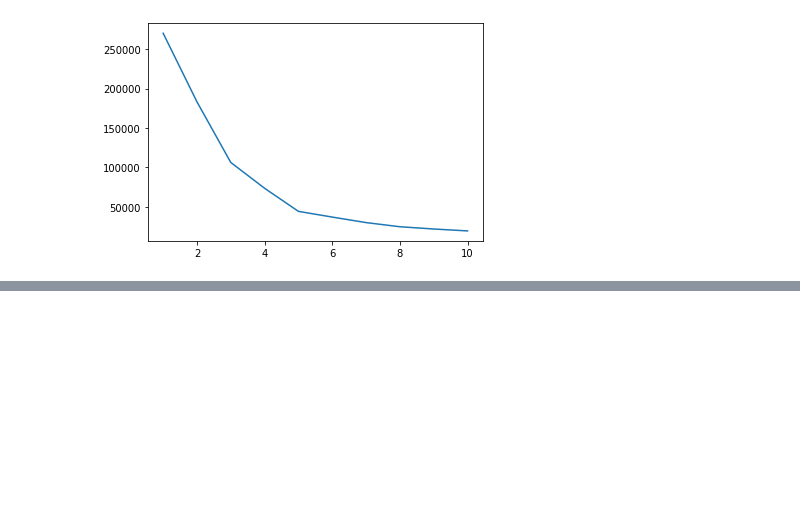
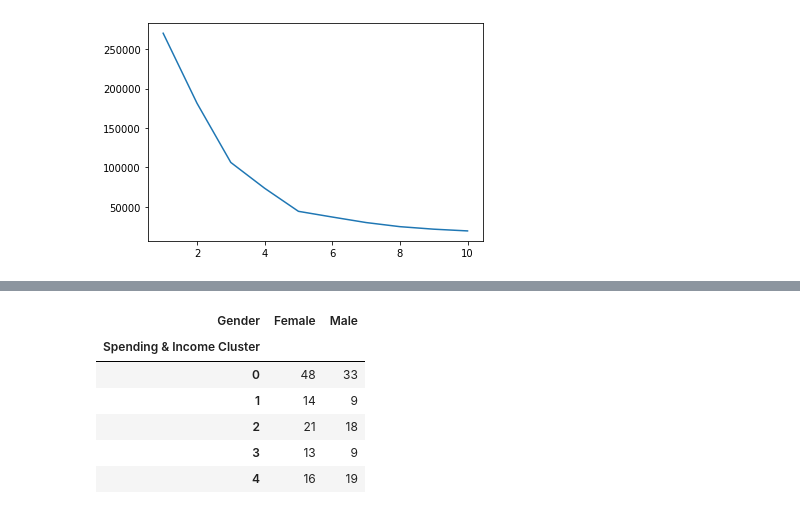
Before and after one commit to bdfd/Portfolio_Project_02-Customer_Segmentation, a Jupyter notebook: Shopping_Customer_Segmentation.ipynb, the cells around one changed output, grey strips where cells are left out. Cells and saved outputs as stored; diff of their text form; code cells hidden in the pictures; blank space fills up the shorter version.

```diff
--- a/Shopping_Customer_Segmentation.ipynb
+++ b/Shopping_Customer_Segmentation.ipynb
@@ -257,0 +276,10 @@ plt.plot(range(1,11),inertia_scores2)
+# %%
+pd.crosstab(df3['Spending & Income Cluster'],df3['Gender'])
+# %% [output]
+| Gender | Female | Male |
+| Spending & Income Cluster |  |  |
+| 0 | 48 | 33 |
+| 1 | 14 | 9 |
+| 2 | 21 | 18 |
+| 3 | 13 | 9 |
+| 4 | 16 | 19 |
```
Also changed, not shown: parts of 8 cells of this notebook.
